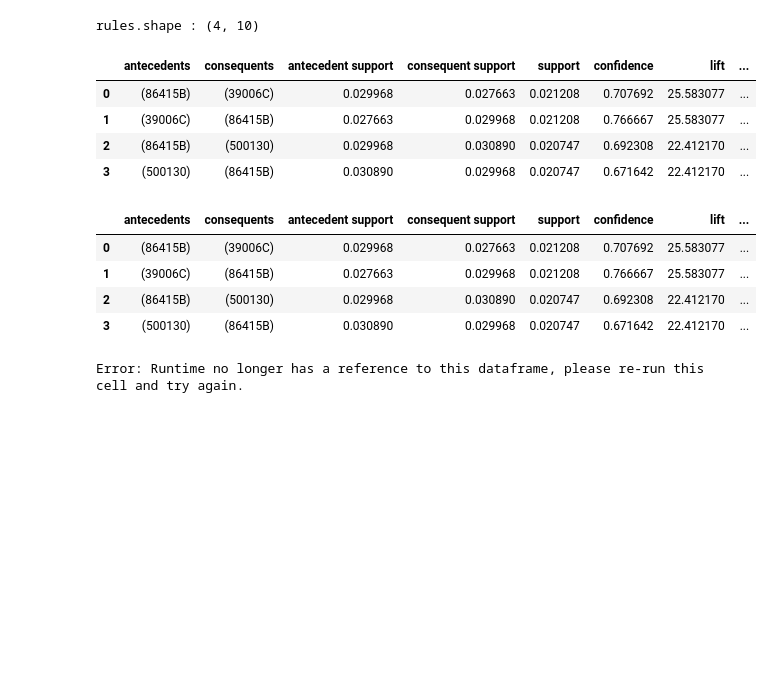
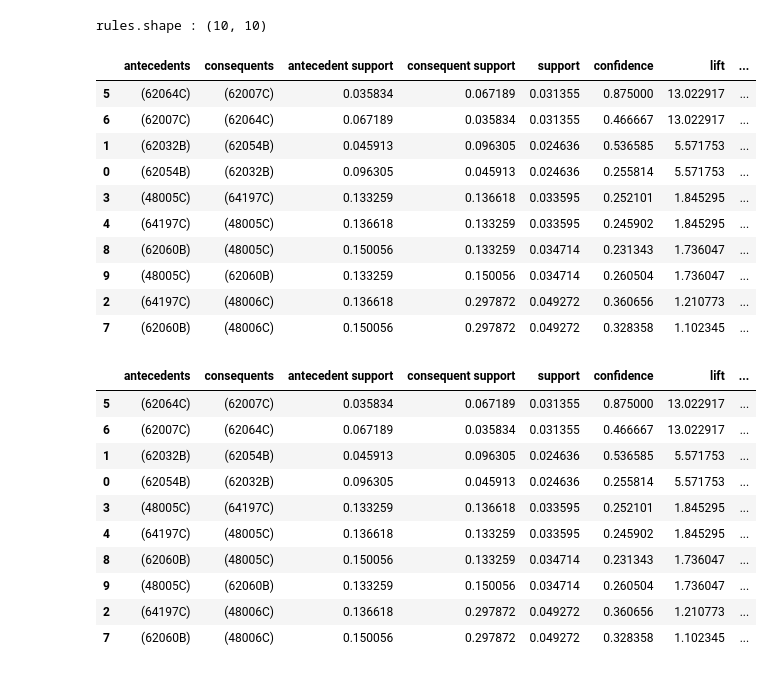
Before and after one commit to DengChiung/kmuh20231206, a Jupyter notebook: test_association_rules.ipynb, the cells around one changed output. Drawn from its saved outputs; the diff is of its cells as text; code cells hidden in the pictures; blank space fills up the shorter version.

```diff
--- a/test_association_rules.ipynb
+++ b/test_association_rules.ipynb
@@ -8,10 +8,11 @@ import matplotlib.pyplot as plt
 # %%
 from mlxtend.preprocessing import TransactionEncoder
 # %%
-store_data = pd.read_csv('opopcode_list_dell.csv',encoding = 'big5-hkscs', dtype = str)
+#store_data = pd.read_csv('opopcode_list_dell.csv',encoding = 'big5-hkscs', dtype = str)
+store_data = pd.read_csv('opopcode_list_dell19.csv',encoding = 'big5-hkscs', dtype = str)
 store_data['opdept']=store_data['opdept'].str.zfill(4)
 #store_data = pd.read_excel('opopcode_list_dell.xls',dtype={'opdept':str})
-#store_data=store_data[store_data['opdept']=='0270']#
+store_data=store_data[store_data['opdept']=='0270']#
 store_data=store_data[['bopcode1','aopcode1','aopcode2','aopcode3','aopcode4']]
 #store_data=store_data[['aopcode1','aopcode2','aopcode3','aopcode4']]
 store_data.head()
@@ -95,20 +108,31 @@ display(freq_items.sort_values(by = 'support', ascending=False).tail(5))
 # %%
 #Association Rules
-rules = association_rules(freq_items, metric="confidence", min_threshold=0.5).sort_values(by = ['lift', 'confidence', 'support'], ascending =False)
+rules = association_rules(freq_items, metric="confidence", min_threshold=0.2).sort_values(by = ['lift', 'confidence', 'support'], ascending =False)
 print('rules.shape :', rules.shape)
 display(rules.head(10))
 display(rules.tail(10))
 # %% [output]
-rules.shape : (4, 10)
+rules.shape : (10, 10)
 |  | antecedents | consequents | antecedent support | consequent support | support | confidence | lift | ... |
-| 0 | (86415B) | (39006C) | 0.029968 | 0.027663 | 0.021208 | 0.707692 | 25.583077 | ... |
-| 1 | (39006C) | (86415B) | 0.027663 | 0.029968 | 0.021208 | 0.766667 | 25.583077 | ... |
-| 2 | (86415B) | (500130) | 0.029968 | 0.030890 | 0.020747 | 0.692308 | 22.412170 | ... |
-| 3 | (500130) | (86415B) | 0.030890 | 0.029968 | 0.020747 | 0.671642 | 22.412170 | ... |
+| 5 | (62064C) | (62007C) | 0.035834 | 0.067189 | 0.031355 | 0.875000 | 13.022917 | ... |
+| 6 | (62007C) | (62064C) | 0.067189 | 0.035834 | 0.031355 | 0.466667 | 13.022917 | ... |
+| 1 | (62032B) | (62054B) | 0.045913 | 0.096305 | 0.024636 | 0.536585 | 5.571753 | ... |
+| 0 | (62054B) | (62032B) | 0.096305 | 0.045913 | 0.024636 | 0.255814 | 5.571753 | ... |
+| 3 | (48005C) | (64197C) | 0.133259 | 0.136618 | 0.033595 | 0.252101 | 1.845295 | ... |
+| 4 | (64197C) | (48005C) | 0.136618 | 0.133259 | 0.033595 | 0.245902 | 1.845295 | ... |
+| 8 | (62060B) | (48005C) | 0.150056 | 0.133259 | 0.034714 | 0.231343 | 1.736047 | ... |
+| 9 | (48005C) | (62060B) | 0.133259 | 0.150056 | 0.034714 | 0.260504 | 1.736047 | ... |
+| 2 | (64197C) | (48006C) | 0.136618 | 0.297872 | 0.049272 | 0.360656 | 1.210773 | ... |
+| 7 | (62060B) | (48006C) | 0.150056 | 0.297872 | 0.049272 | 0.328358 | 1.102345 | ... |
 |  | antecedents | consequents | antecedent support | consequent support | support | confidence | lift | ... |
-| 0 | (86415B) | (39006C) | 0.029968 | 0.027663 | 0.021208 | 0.707692 | 25.583077 | ... |
-| 1 | (39006C) | (86415B) | 0.027663 | 0.029968 | 0.021208 | 0.766667 | 25.583077 | ... |
-| 2 | (86415B) | (500130) | 0.029968 | 0.030890 | 0.020747 | 0.692308 | 22.412170 | ... |
-| 3 | (500130) | (86415B) | 0.030890 | 0.029968 | 0.020747 | 0.671642 | 22.412170 | ... |
+| 5 | (62064C) | (62007C) | 0.035834 | 0.067189 | 0.031355 | 0.875000 | 13.022917 | ... |
+| 6 | (62007C) | (62064C) | 0.067189 | 0.035834 | 0.031355 | 0.466667 | 13.022917 | ... |
+| 1 | (62032B) | (62054B) | 0.045913 | 0.096305 | 0.024636 | 0.536585 | 5.571753 | ... |
+| 0 | (62054B) | (62032B) | 0.096305 | 0.045913 | 0.024636 | 0.255814 | 5.571753 | ... |
+| 3 | (48005C) | (64197C) | 0.133259 | 0.136618 | 0.033595 | 0.252101 | 1.845295 | ... |
+| 4 | (64197C) | (48005C) | 0.136618 | 0.133259 | 0.033595 | 0.245902 | 1.845295 | ... |
+| 8 | (62060B) | (48005C) | 0.150056 | 0.133259 | 0.034714 | 0.231343 | 1.736047 | ... |
+| 9 | (48005C) | (62060B) | 0.133259 | 0.150056 | 0.034714 | 0.260504 | 1.736047 | ... |
+| 2 | (64197C) | (48006C) | 0.136618 | 0.297872 | 0.049272 | 0.360656 | 1.210773 | ... |
+| 7 | (62060B) | (48006C) | 0.150056 | 0.297872 | 0.049272 | 0.328358 | 1.102345 | ... |
-Error: Runtime no longer has a reference to this dataframe, please re-run this cell and try again.
 # %%
```
Also changed, not shown: parts of 9 cells of this notebook.
